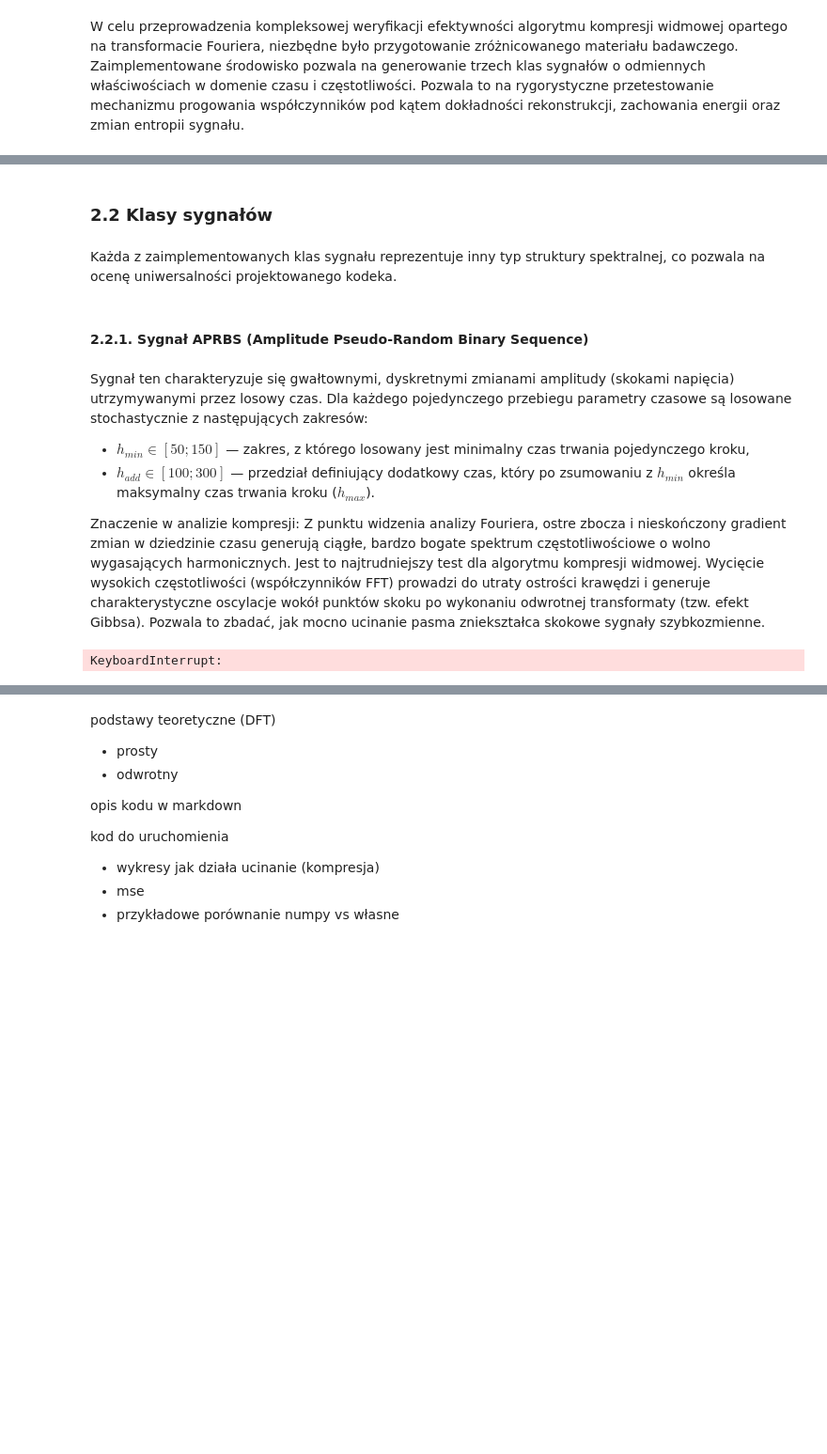
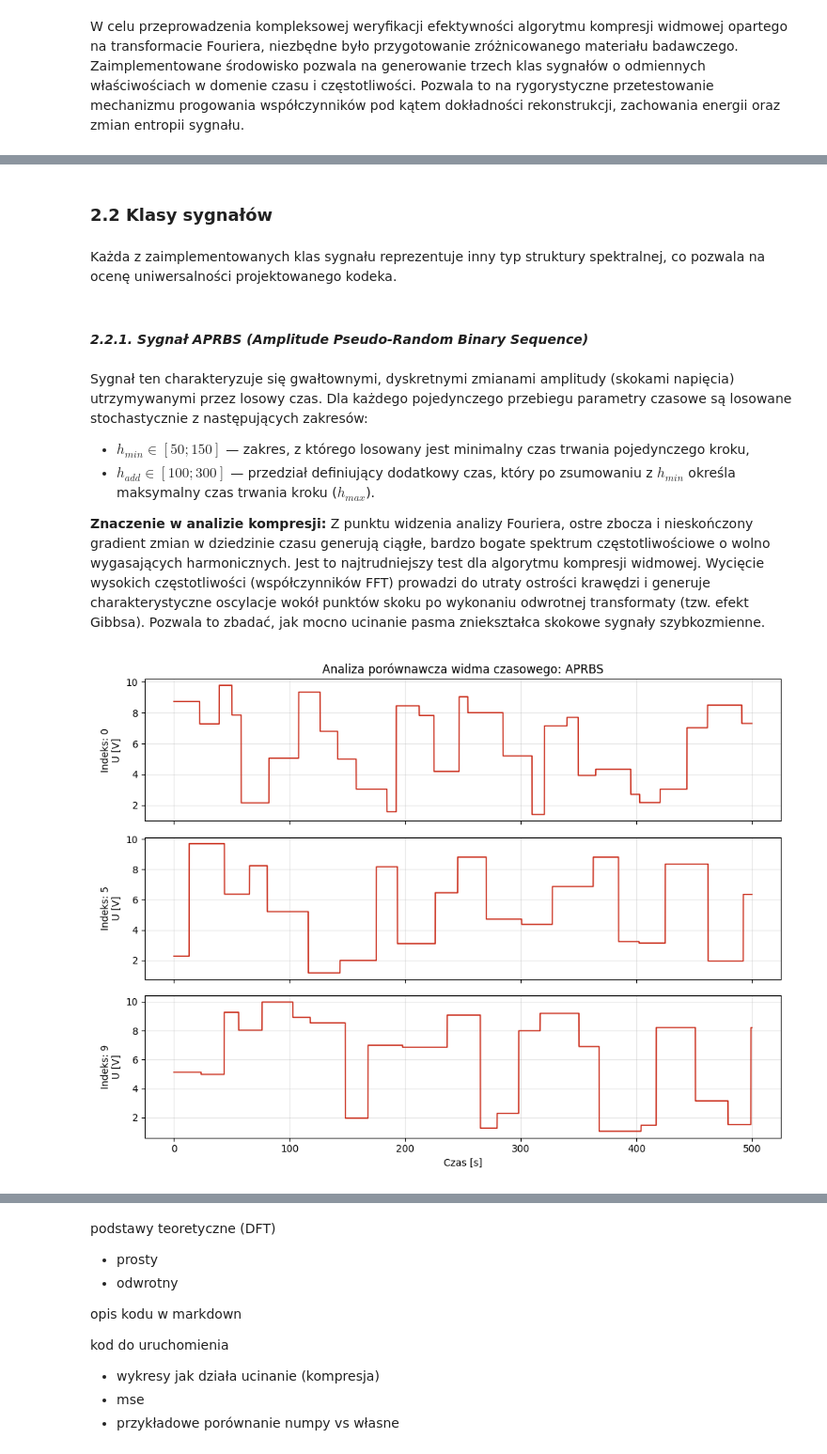
Before and after one commit to grzesiex22/Signals_1D_compression, a Jupyter notebook: main.ipynb, the cells around one changed output, grey strips where cells are left out. Shown at 94% size. Saved outputs shown, nothing was run; the diff lists cells and outputs as text; code cells hidden in the pictures; blank space fills up the shorter version.

```diff
--- a/main.ipynb
+++ b/main.ipynb
@@ -51,25 +53,27 @@ Aby wartości sygnału po zaszumieniu nie przekroczyły barier fizycznych, końc
 # %% [markdown]
-### 2.2 Klasy sygnałów
+### **2.2 Klasy sygnałów**
 # %% [markdown]
 Każda z zaimplementowanych klas sygnału reprezentuje inny typ struktury spektralnej, co pozwala na ocenę uniwersalności projektowanego kodeka.
 # %% [markdown]
-#### 2.2.1. Sygnał APRBS (Amplitude Pseudo-Random Binary Sequence)
+#### ***2.2.1. Sygnał APRBS (Amplitude Pseudo-Random Binary Sequence)***
 # %% [markdown]
 Sygnał ten charakteryzuje się gwałtownymi, dyskretnymi zmianami amplitudy (skokami napięcia) utrzymywanymi przez losowy czas. Dla każdego pojedynczego przebiegu parametry czasowe są losowane stochastycznie z następujących zakresów:
 - $h_{min} \in [50; 150]$ — zakres, z którego losowany jest minimalny czas trwania pojedynczego kroku,
 - $h_{add} \in [100; 300]$ — przedział definiujący dodatkowy czas, który po zsumowaniu z $h_{min}$ określa maksymalny czas trwania kroku ($h_{max}$).
 
-Znaczenie w analizie kompresji: Z punktu widzenia analizy Fouriera, ostre zbocza i nieskończony gradient zmian w dziedzinie czasu generują ciągłe, bardzo bogate spektrum częstotliwościowe o wolno wygasających harmonicznych. Jest to najtrudniejszy test dla algorytmu kompresji widmowej. Wycięcie wysokich częstotliwości (współczynników FFT) prowadzi do utraty ostrości krawędzi i generuje charakterystyczne oscylacje wokół punktów skoku po wykonaniu odwrotnej transformaty (tzw. efekt Gibbsa). Pozwala to zbadać, jak mocno ucinanie pasma zniekształca skokowe sygnały szybkozmienne.
+**Znaczenie w analizie kompresji:** Z punktu widzenia analizy Fouriera, ostre zbocza i nieskończony gradient zmian w dziedzinie czasu generują ciągłe, bardzo bogate spektrum częstotliwościowe o wolno wygasających harmonicznych. Jest to najtrudniejszy test dla algorytmu kompresji widmowej. Wycięcie wysokich częstotliwości (współczynników FFT) prowadzi do utraty ostrości krawędzi i generuje charakterystyczne oscylacje wokół punktów skoku po wykonaniu odwrotnej transformaty (tzw. efekt Gibbsa). Pozwala to zbadać, jak mocno ucinanie pasma zniekształca skokowe sygnały szybkozmienne.
 # %%
 %matplotlib widget
 from DatasetCreator import DatasetCreator
 from Plotter import Plotter
 
 creator = DatasetCreator(t_span=[0, 500], dt=0.1, amp_range=(1, 10), noise_level=0.2, seed=42)
 dataset = creator.create_dataset(n_aprbs=10, n_multisine=0, n_noise=0)
-dataset_noisy = creator.create_noisy_dataset_copy()
 
-Plotter.plot_indices(dataset['aprbs'], "aprbs", indices=[0, 5, 9], signals_noisy=dataset_noisy['aprbs'], noise_level=creator.noise_level)
+Plotter.plot_indices(dataset['aprbs'], "aprbs", indices=[0, 5, 9])
+
+# dataset_noisy = creator.create_noisy_dataset_copy()
+# Plotter.plot_indices(dataset['aprbs'], "aprbs", indices=[0, 5, 9], signals_noisy=dataset_noisy['aprbs'], noise_level=creator.noise_level)
 # %% [output]
-KeyboardInterrupt:
+[figure, added]
 # %% [markdown]
```
Also changed, not shown: parts of 74 cells of this notebook, 51 other files.
